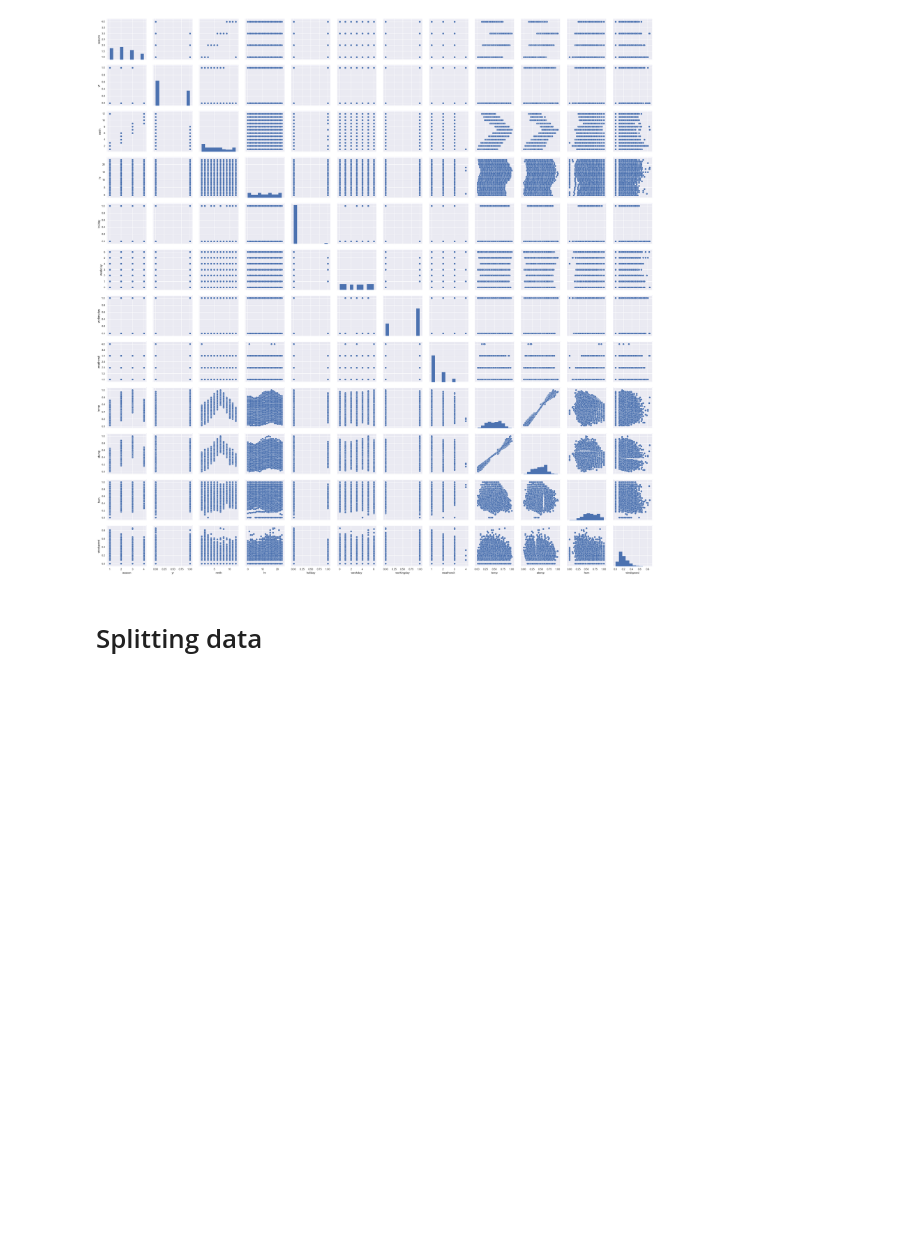
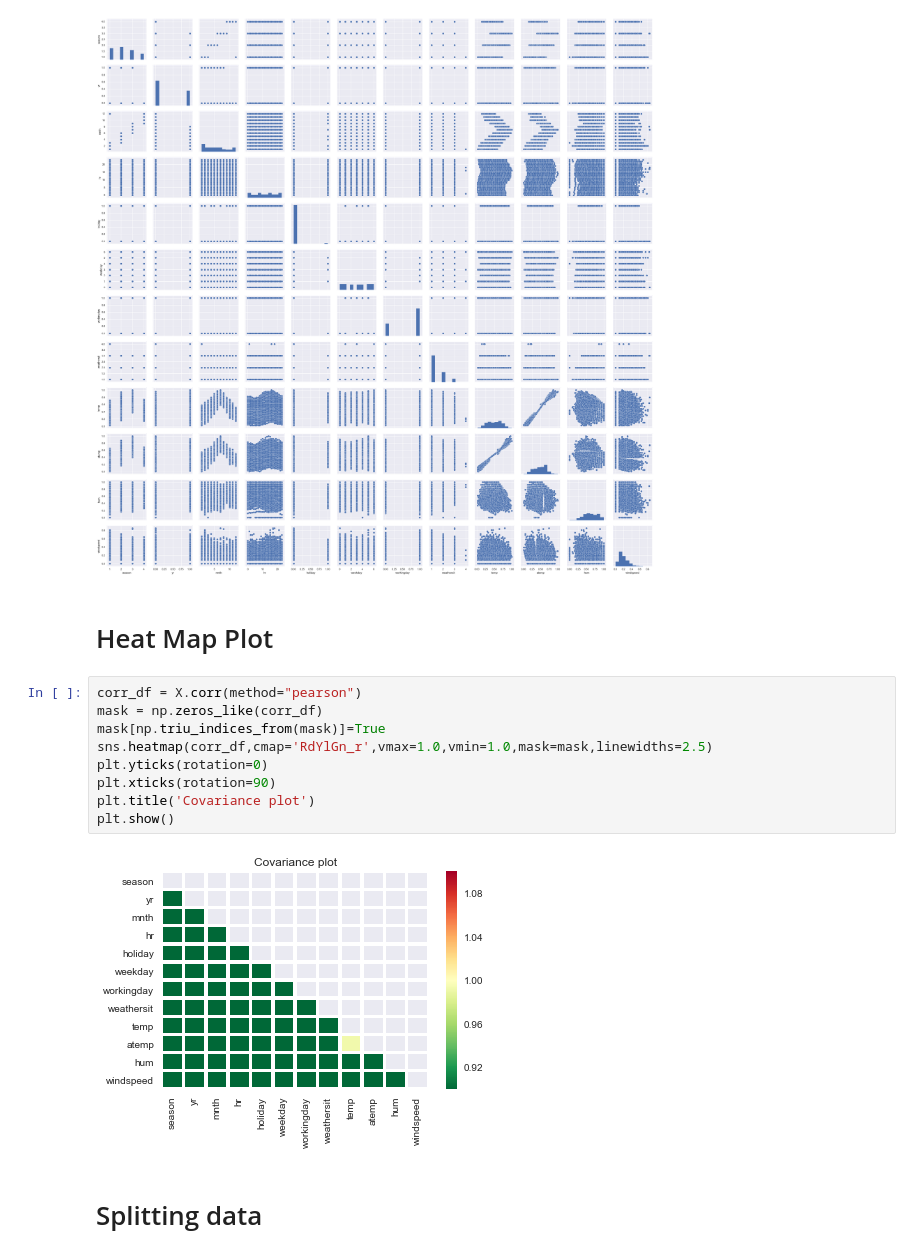
Before and after one commit to AliOsamaHassan/Regression-Models-on-Bike-dataset, a Jupyter notebook: train.ipynb, the cells around one changed output. Saved outputs shown, nothing was run; the diff lists cells and outputs as text; blank space fills up the shorter version.

```diff
--- a/train.ipynb
+++ b/train.ipynb
@@ -151,6 +193,19 @@ sns.pairplot(X)
 # %% [output]
 <seaborn.axisgrid.PairGrid at 0x...>
 [figure]
+# %% [markdown]
+# Heat Map Plot
+# %%
+corr_df = X.corr(method="pearson")
+mask = np.zeros_like(corr_df)
+mask[np.triu_indices_from(mask)]=True
+sns.heatmap(corr_df,cmap='RdYlGn_r',vmax=1.0,vmin=1.0,mask=mask,linewidths=2.5)
+plt.yticks(rotation=0)
+plt.xticks(rotation=90)
+plt.title('Covariance plot')
+plt.show()
+# %% [output]
+[figure, added]
 # %% [markdown]
 # Splitting data
 # %%
```
Also changed, not shown: parts of 70 cells of this notebook.
